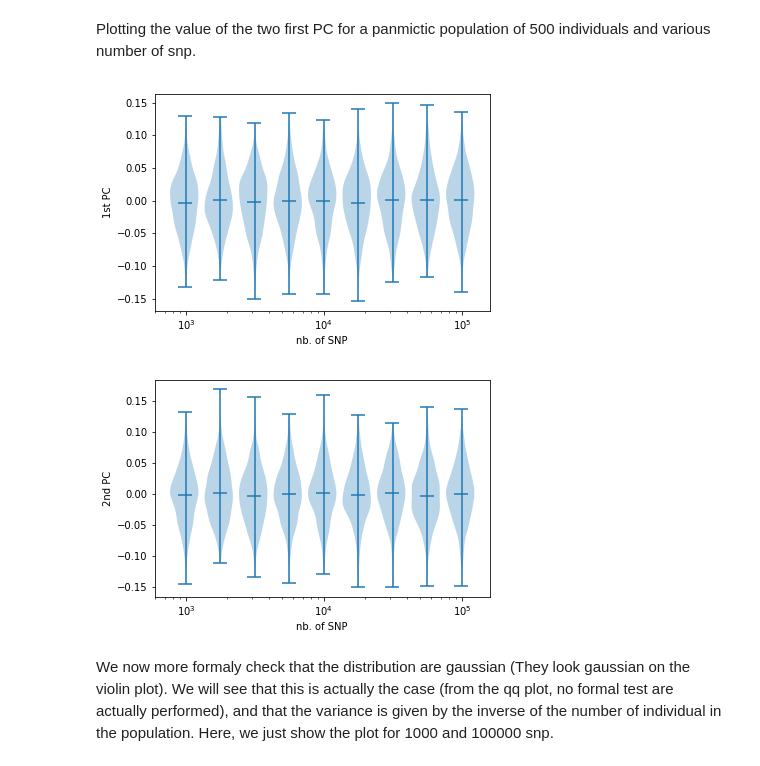
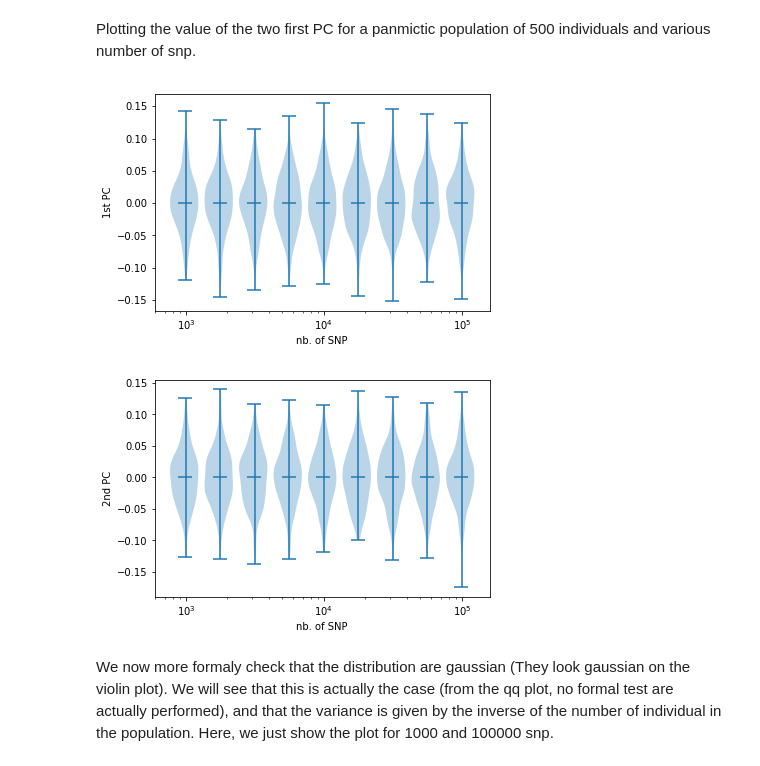
Before and after one commit to frederic-michaud/medeas_simulation, a Jupyter notebook: single_population/plot_1stpca.ipynb, the cells around one changed output. Drawn from its saved outputs; the diff is of its cells as text; code cells hidden in the pictures.

```diff
--- a/single_population/plot_1stpca.ipynb
+++ b/single_population/plot_1stpca.ipynb
@@ -21,28 +21,29 @@ Plotting the value of the two first PC for a panmictic population of 500 individ
 # %%
 Ls = [int(10**(i/4)) for i in range(12,21)]
 all_vector1 = []
 all_vector2 = []
 w = 0.2
 width = lambda p, w: 10**(np.log10(p)+w/2.)-10**(np.log10(p)-w/2.)
 for L in Ls:
     val,vec = pickle.load(open(os.path.join(simulation_subfolder, f'simplex/L_{L}/MDS_eigensystem/p2.vecs.data'),"rb"))
-    all_vector1.append(vec[1])
-    all_vector2.append(vec[2])
+    order = np.argsort(-val)
+    all_vector1.append(vec[:,order[0]])
+    all_vector2.append(vec[:,order[1]])
 plt.xscale("log")
 plt.violinplot(all_vector1,positions=Ls, widths=width(Ls,w),showmeans=True,showextrema=True)
 plt.xlabel("nb. of SNP")
 plt.ylabel("1st PC")
 plt.savefig(os.path.join(simulation_subfolder, f'first_axis.pdf'))
 plt.show()
 plt.cla()
 plt.xscale("log")
 plt.xlabel("nb. of SNP")
 plt.ylabel("2nd PC")
 plt.violinplot(all_vector2,positions=Ls, widths=width(Ls,w),showmeans=True,showextrema=True)
 plt.savefig(os.path.join(simulation_subfolder, f'second_axis.pdf'))
 # %% [output]
-[figure, old version]
+[figure, new version]
-[figure, old version]
+[figure, new version]
 # %% [markdown]
 We now more formaly check that the distribution are gaussian (They look gaussian on the violin plot). We will see that this is actually the case (from the qq plot, no formal test are actually performed), and that the variance is given by the inverse of the number of individual in the population. Here, we just show the plot for 1000 and 100000 snp.
 # %%
```
Also changed, not shown: parts of 2 cells of this notebook, 3 other files.
